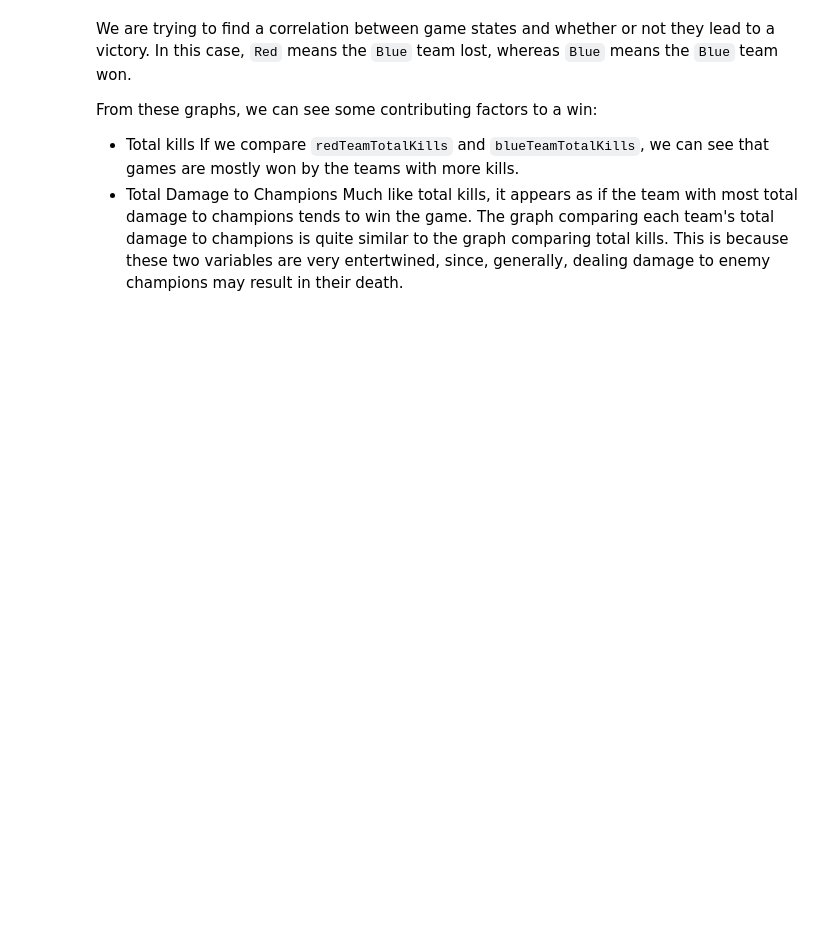
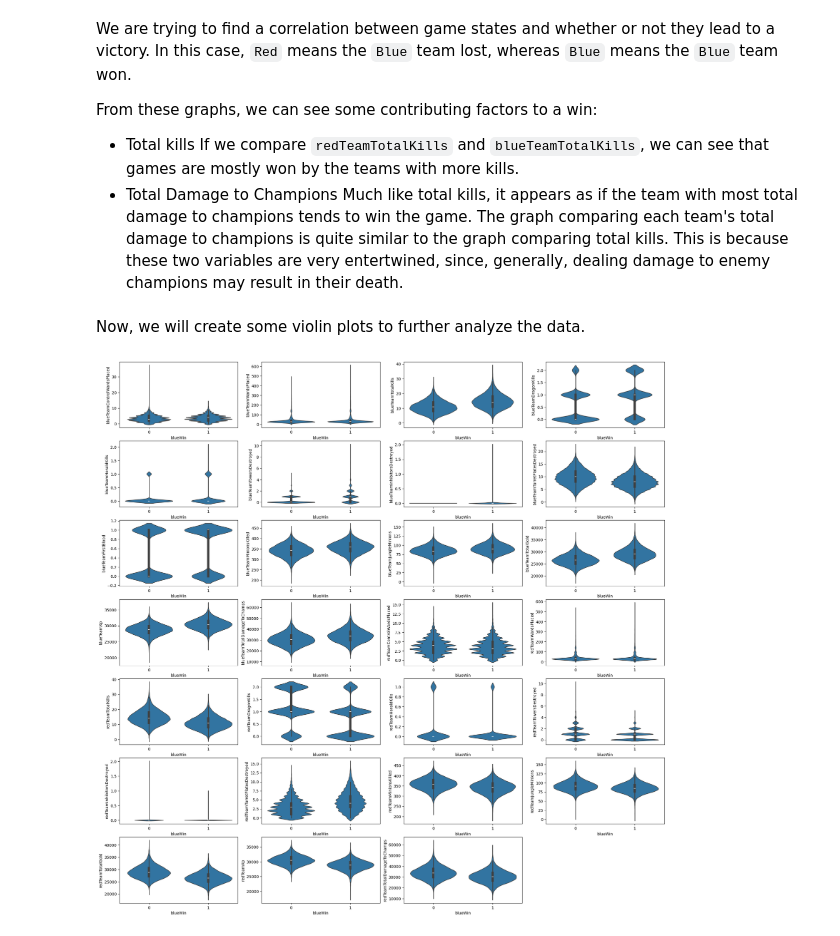
Before and after one commit to Tonevanda/IA, a Jupyter notebook: proj2/code.ipynb, the cells around one changed output. Saved outputs shown, nothing was run; the diff lists cells and outputs as text; code cells hidden in the pictures; blank space fills up the shorter version.

Commit message:
added violin plots

```diff
--- a/proj2/code.ipynb
+++ b/proj2/code.ipynb
@@ -63,3 +64,18 @@ From these graphs, we can see some contributing factors to a win:
 - Total Damage to Champions
     Much like total kills, it appears as if the team with most total damage to champions tends to win the game.
     The graph comparing each team's total damage to champions is quite similar to the graph comparing total kills. This is because these two variables are very entertwined, since, generally, dealing damage to enemy champions may result in their death.
+# %% [markdown]
+Now, we will create some violin plots to further analyze the data.
+# %%
+plt.figure(figsize=(25, 25))
+
+num_columns = 4
+num_rows = math.ceil(len(data.columns) / num_columns)
+
+for column_index, column in enumerate(data.columns):
+    if column == 'blueWin':
+        continue
+    plt.subplot(num_rows, num_columns, column_index + 1)
+    sb.violinplot(x='blueWin', y=column, data=data)
+# %% [output]
+[figure, added]
```
Also changed, not shown: parts of 2 cells of this notebook.
